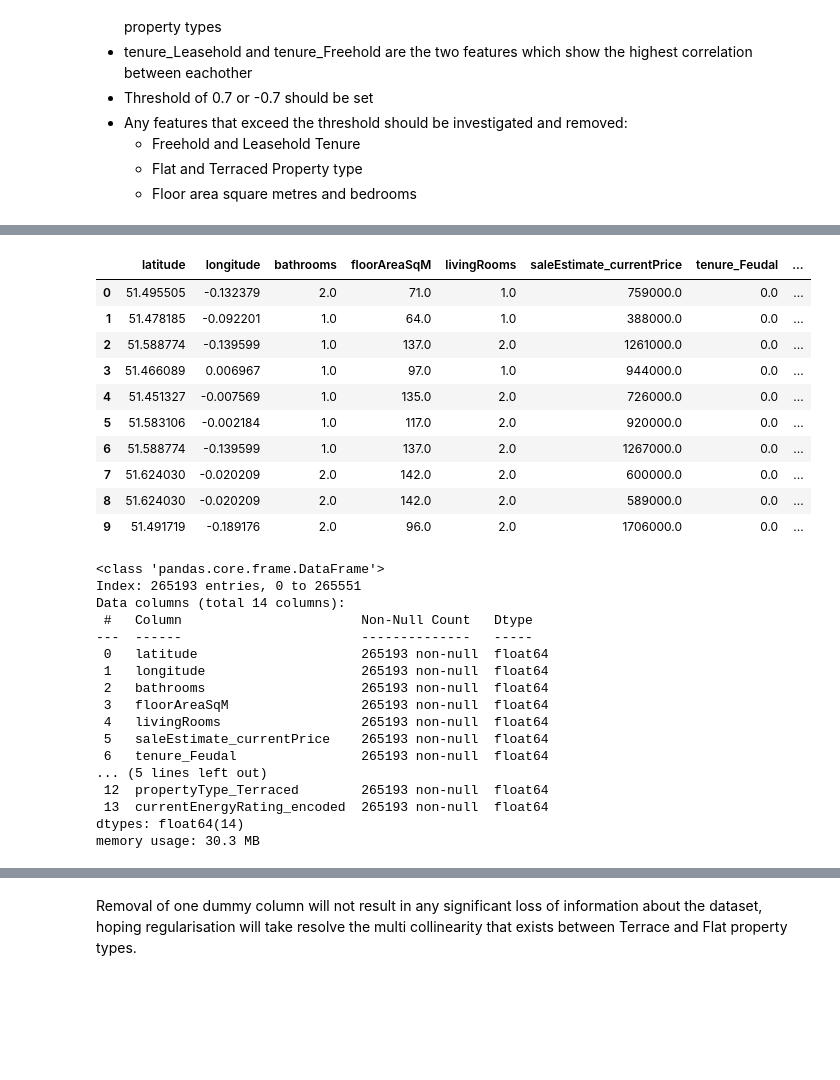
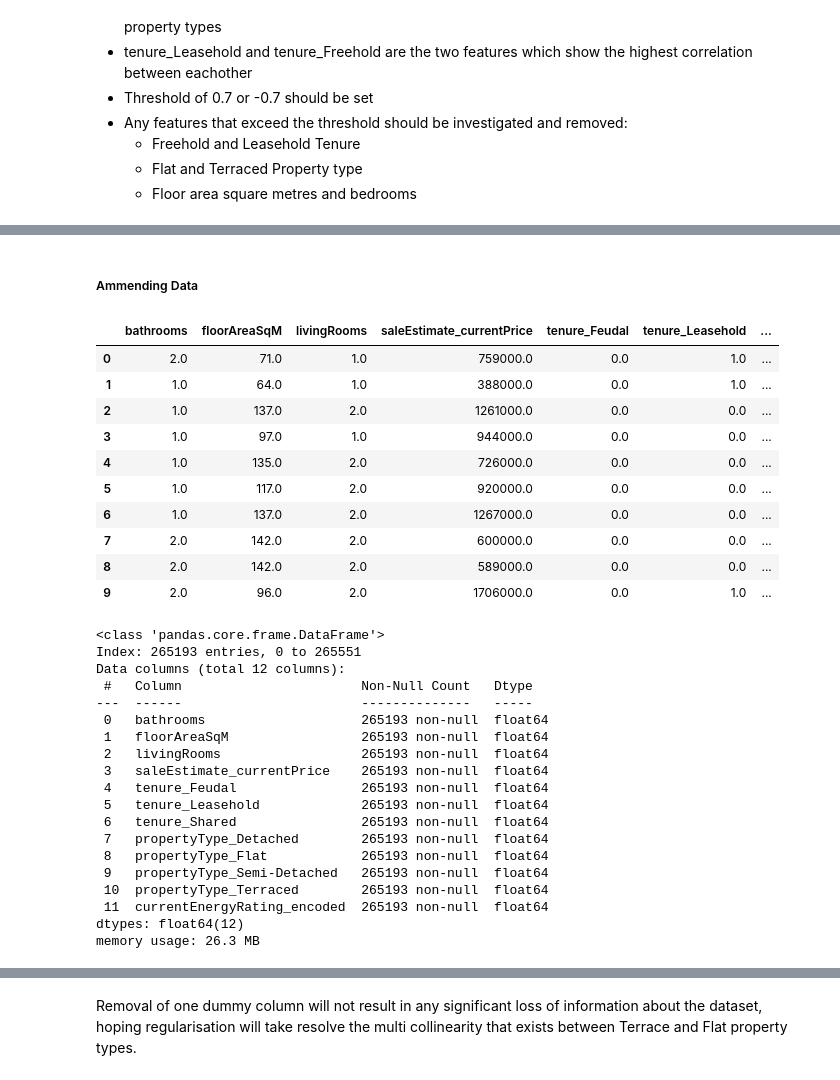
Before and after one commit to SanjayRaju2000/London-House-Price-Prediction, a Jupyter notebook: notebooks/03-pre-processing.ipynb, the cells around one changed output, grey strips where cells are left out. Saved outputs shown, nothing was run; the diff lists cells and outputs as text; code cells hidden in the pictures; blank space fills up the shorter version.

```diff
--- a/notebooks/03-pre-processing.ipynb
+++ b/notebooks/03-pre-processing.ipynb
@@ -133,3 +142,8 @@ The outcode column has 167 unique values
+# %%
+# Dropping column
+clean_house_df = clean_house_df.drop('longitude', axis=1)
+# Dropping column
+clean_house_df = clean_house_df.drop('latitude', axis=1)
 # %% [markdown]
 #### Leakage columns
 # %%
@@ -479,42 +493,46 @@ plt.show()
+# %% [markdown]
+##### Ammending Data
 # %%
 # Removal of one normal column and one dummy column
 # Remove bedrooms column
-# Remove tenure_Leasehold
-cols_to_remove = ['bedrooms', 'tenure_Leasehold']
+# Remove tenure_Freehold
+cols_to_remove = ['bedrooms', 'tenure_Freehold']
 clean_house_df.drop(columns = cols_to_remove, inplace=True)
 
 # Viewing
 clean_house_df.head(10)
 # %% [output]
-|  | latitude | longitude | bathrooms | floorAreaSqM | livingRooms | saleEstimate_currentPrice | tenure_Feudal | ... |
-| 0 | 51.495505 | -0.132379 | 2.0 | 71.0 | 1.0 | 759000.0 | 0.0 | ... |
-| 1 | 51.478185 | -0.092201 | 1.0 | 64.0 | 1.0 | 388000.0 | 0.0 | ... |
-| 2 | 51.588774 | -0.139599 | 1.0 | 137.0 | 2.0 | 1261000.0 | 0.0 | ... |
-| 3 | 51.466089 | 0.006967 | 1.0 | 97.0 | 1.0 | 944000.0 | 0.0 | ... |
-| 4 | 51.451327 | -0.007569 | 1.0 | 135.0 | 2.0 | 726000.0 | 0.0 | ... |
-| 5 | 51.583106 | -0.002184 | 1.0 | 117.0 | 2.0 | 920000.0 | 0.0 | ... |
-| 6 | 51.588774 | -0.139599 | 1.0 | 137.0 | 2.0 | 1267000.0 | 0.0 | ... |
-| 7 | 51.624030 | -0.020209 | 2.0 | 142.0 | 2.0 | 600000.0 | 0.0 | ... |
-| 8 | 51.624030 | -0.020209 | 2.0 | 142.0 | 2.0 | 589000.0 | 0.0 | ... |
-| 9 | 51.491719 | -0.189176 | 2.0 | 96.0 | 2.0 | 1706000.0 | 0.0 | ... |
+|  | bathrooms | floorAreaSqM | livingRooms | saleEstimate_currentPrice | tenure_Feudal | tenure_Leasehold | ... |
+| 0 | 2.0 | 71.0 | 1.0 | 759000.0 | 0.0 | 1.0 | ... |
+| 1 | 1.0 | 64.0 | 1.0 | 388000.0 | 0.0 | 1.0 | ... |
+| 2 | 1.0 | 137.0 | 2.0 | 1261000.0 | 0.0 | 0.0 | ... |
+| 3 | 1.0 | 97.0 | 1.0 | 944000.0 | 0.0 | 0.0 | ... |
+| 4 | 1.0 | 135.0 | 2.0 | 726000.0 | 0.0 | 0.0 | ... |
+| 5 | 1.0 | 117.0 | 2.0 | 920000.0 | 0.0 | 0.0 | ... |
+| 6 | 1.0 | 137.0 | 2.0 | 1267000.0 | 0.0 | 0.0 | ... |
+| 7 | 2.0 | 142.0 | 2.0 | 600000.0 | 0.0 | 0.0 | ... |
+| 8 | 2.0 | 142.0 | 2.0 | 589000.0 | 0.0 | 0.0 | ... |
+| 9 | 2.0 | 96.0 | 2.0 | 1706000.0 | 0.0 | 1.0 | ... |
 # %%
 # Rows and columns
 clean_house_df.info()
 # %% [output]
 <class 'pandas.core.frame.DataFrame'>
 Index: 265193 entries, 0 to 265551
-Data columns (total 14 columns):
+Data columns (total 12 columns):
  #   Column                       Non-Null Count   Dtype
 ---  ------                       --------------   -----
- 0   latitude                     265193 non-null  float64
- 1   longitude                    265193 non-null  float64
- 2   bathrooms                    265193 non-null  float64
- 3   floorAreaSqM                 265193 non-null  float64
- 4   livingRooms                  265193 non-null  float64
- 5   saleEstimate_currentPrice    265193 non-null  float64
- 6   tenure_Feudal                265193 non-null  float64
-... (5 lines left out)
- 12  propertyType_Terraced        265193 non-null  float64
- 13  currentEnergyRating_encoded  265193 non-null  float64
-dtypes: float64(14)
-memory usage: 30.3 MB
+ 0   bathrooms                    265193 non-null  float64
+ 1   floorAreaSqM                 265193 non-null  float64
+ 2   livingRooms                  265193 non-null  float64
+ 3   saleEstimate_currentPrice    265193 non-null  float64
+ 4   tenure_Feudal                265193 non-null  float64
+ 5   tenure_Leasehold             265193 non-null  float64
+ 6   tenure_Shared                265193 non-null  float64
+ 7   propertyType_Detached        265193 non-null  float64
+ 8   propertyType_Flat            265193 non-null  float64
+ 9   propertyType_Semi-Detached   265193 non-null  float64
+ 10  propertyType_Terraced        265193 non-null  float64
+ 11  currentEnergyRating_encoded  265193 non-null  float64
+dtypes: float64(12)
+memory usage: 26.3 MB
```
Also changed, not shown: parts of 13 cells of this notebook.
